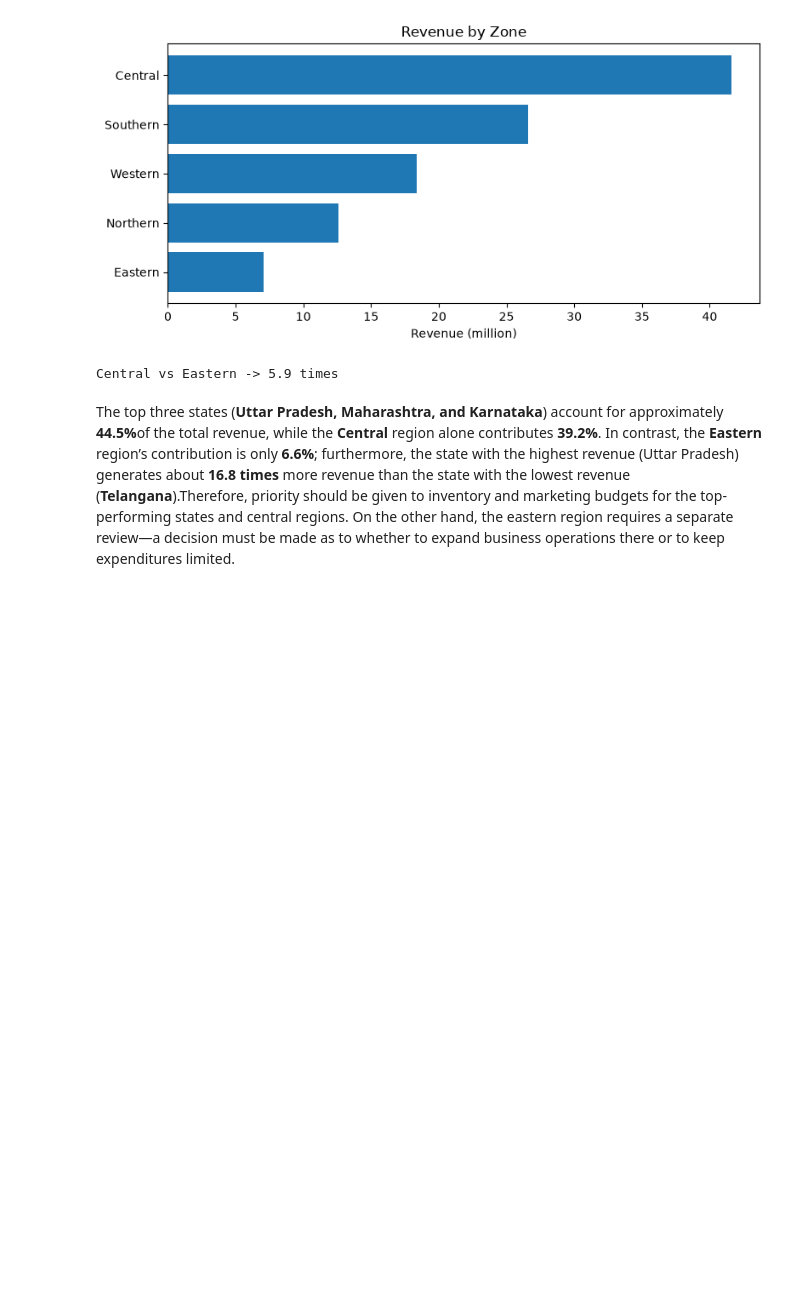
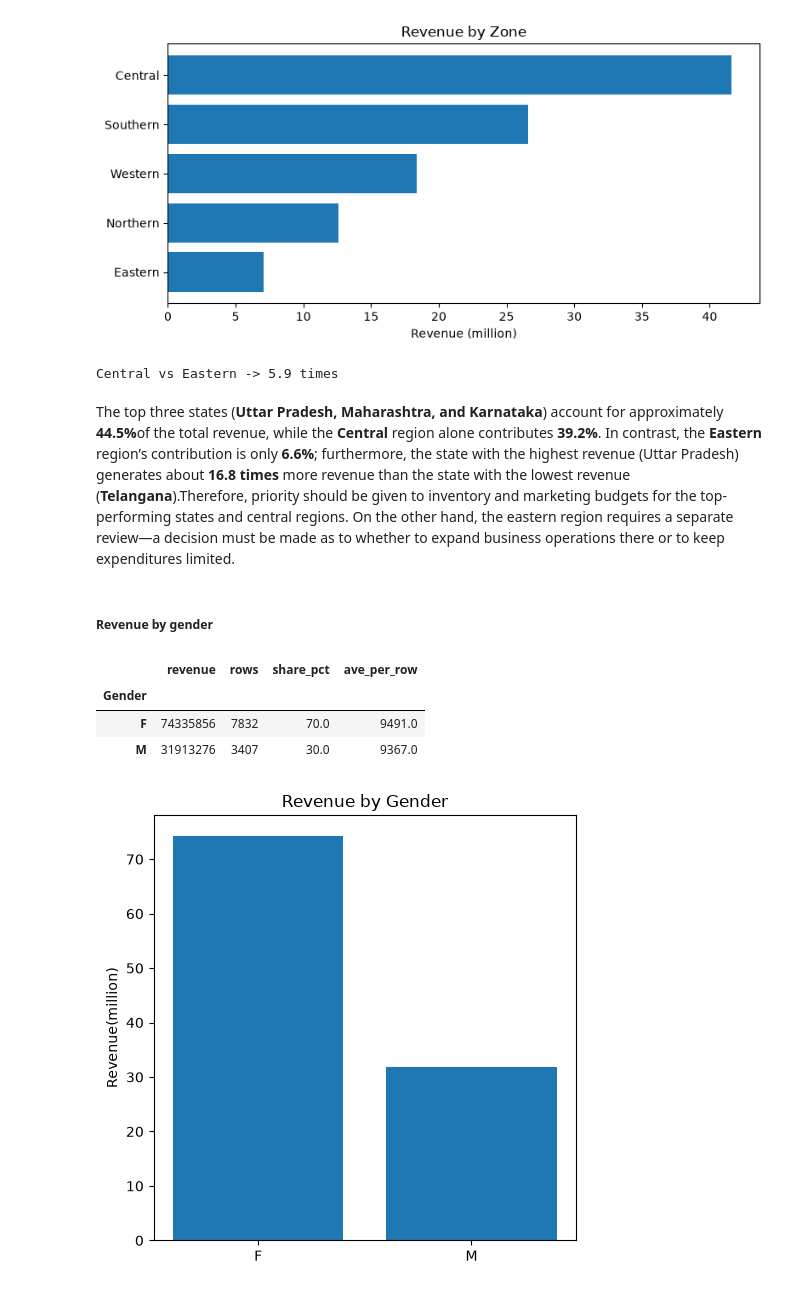
Before and after one commit to ariful3551/diwali_sales_analysis, a Jupyter notebook: notebooks/03_eda_and_visualization.ipynb, the cells around one changed output. Cells and saved outputs as stored; diff of their text form; code cells hidden in the pictures; blank space fills up the shorter version.

Commit message:
Revenue by Genter

```diff
--- a/notebooks/03_eda_and_visualization.ipynb
+++ b/notebooks/03_eda_and_visualization.ipynb
@@ -144,3 +144,25 @@ print(top, "vs", bottom, "->", round(zone["revenue"].max() / zone["revenue"].min
 Central vs Eastern -> 5.9 times
 # %% [markdown]
 The top three states (<b>Uttar Pradesh, Maharashtra, and Karnataka</b>) account for approximately <b>44.5%</b>of the total revenue, while the <b>Central</b> region alone contributes <b>39.2%</b>. In contrast, the <b>Eastern</b> region’s contribution is only <b>6.6%</b>; furthermore, the state with the highest revenue (Uttar Pradesh) generates about <b>16.8 times</b> more revenue than the state with the lowest revenue (<b>Telangana</b>).Therefore, priority should be given to inventory and marketing budgets for the top-performing states and central regions. On the other hand, the eastern region requires a separate review—a decision must be made as to whether to expand business operations there or to keep expenditures limited.
+# %% [markdown]
+##### Revenue by gender
+# %%
+gender = df.groupby("Gender", observed= True) ["Amount"]. agg(revenue = "sum", rows = "count")
+gender["share_pct"] = (gender["revenue"] / gender["revenue"].sum() * 100).round(1)
+gender["ave_per_row"] = (gender["revenue"] / gender["rows"]).round(0)
+gender
+# %% [output]
+|  | revenue | rows | share_pct | ave_per_row |
+| Gender |  |  |  |  |
+| F | 74335856 | 7832 | 70.0 | 9491.0 |
+| M | 31913276 | 3407 | 30.0 | 9367.0 |
+# %%
+plt.figure(figsize=(5, 5))
+plt.bar(gender.index, gender["revenue"] / 1e6)
+plt.ylabel("Revenue(million)")
+plt.title("Revenue by Gender")
+plt.tight_layout()
+plt.savefig("../images/q3_revenue_by_gender.png", dpi=150)
+plt.show()
+# %% [output]
+[figure, added]
```
Also changed, not shown: parts of 1 cell of this notebook.
